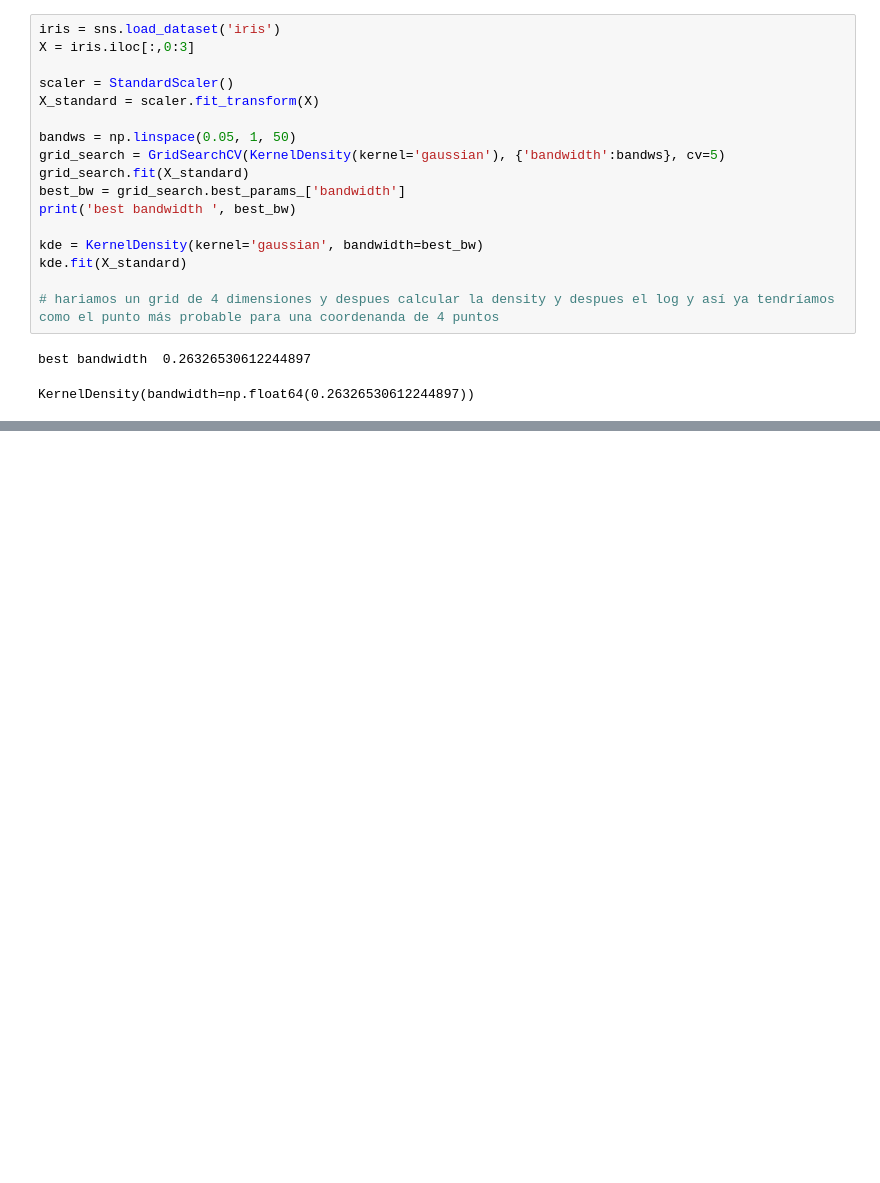
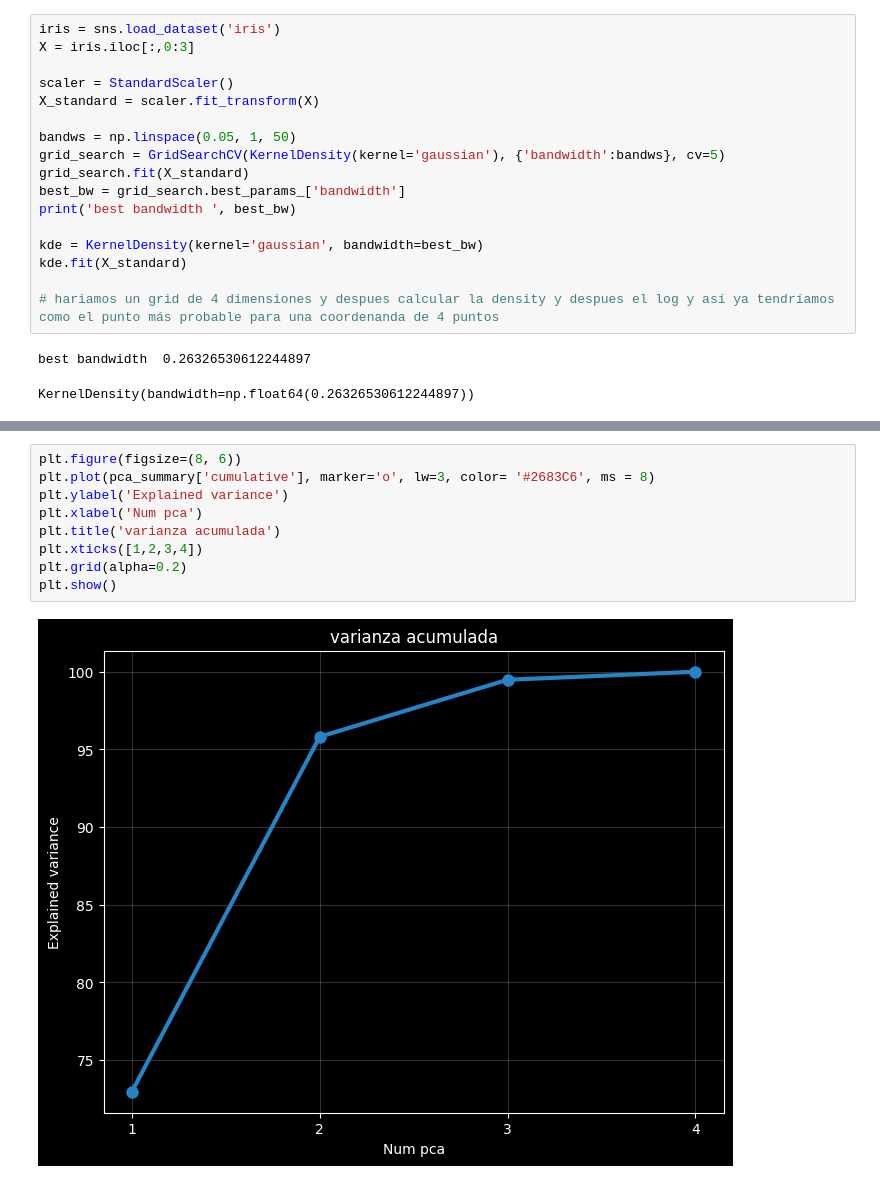
Before and after one commit to EdilbertoAntonio/ejercicios_maestria_icd, a Jupyter notebook: mineria de datos/Exploratory analysis_Visualization_2.ipynb, the cells around one changed output, grey strips where cells are left out. Saved outputs shown, nothing was run; the diff lists cells and outputs as text; blank space fills up the shorter version.

```diff
--- a/mineria de datos/Exploratory analysis_Visualization_2.ipynb
+++ b/mineria de datos/Exploratory analysis_Visualization_2.ipynb
@@ -606,0 +715,11 @@ KernelDensity(bandwidth=np.float64(0.26326530612244897))
+# %%
+plt.figure(figsize=(8, 6))
+plt.plot(pca_summary['cumulative'], marker='o', lw=3, color= '#2683C6', ms = 8)
+plt.ylabel('Explained variance')
+plt.xlabel('Num pca')
+plt.title('varianza acumulada')
+plt.xticks([1,2,3,4])
+plt.grid(alpha=0.2)
+plt.show()
+# %% [output]
+[figure, added]
```
Also changed, not shown: parts of 8 cells of this notebook, 2 other files.
